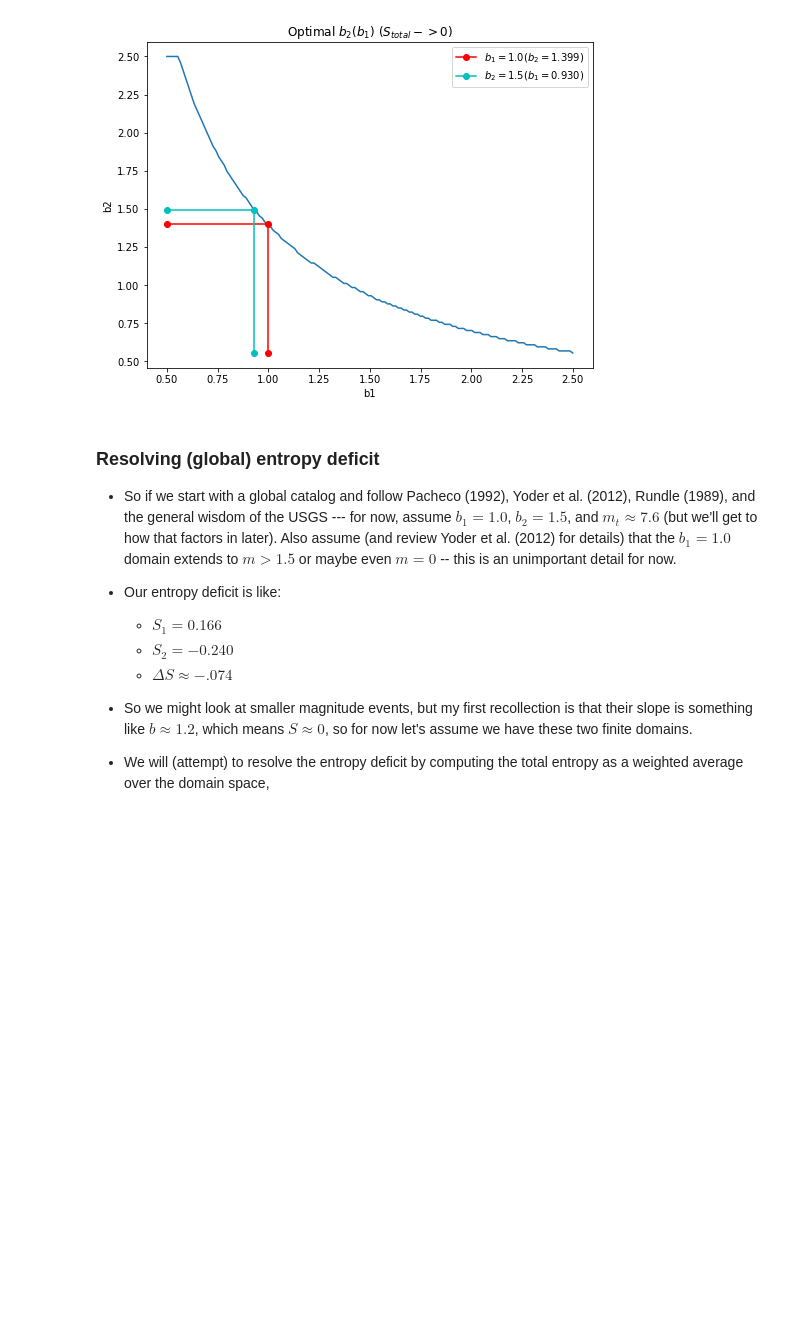
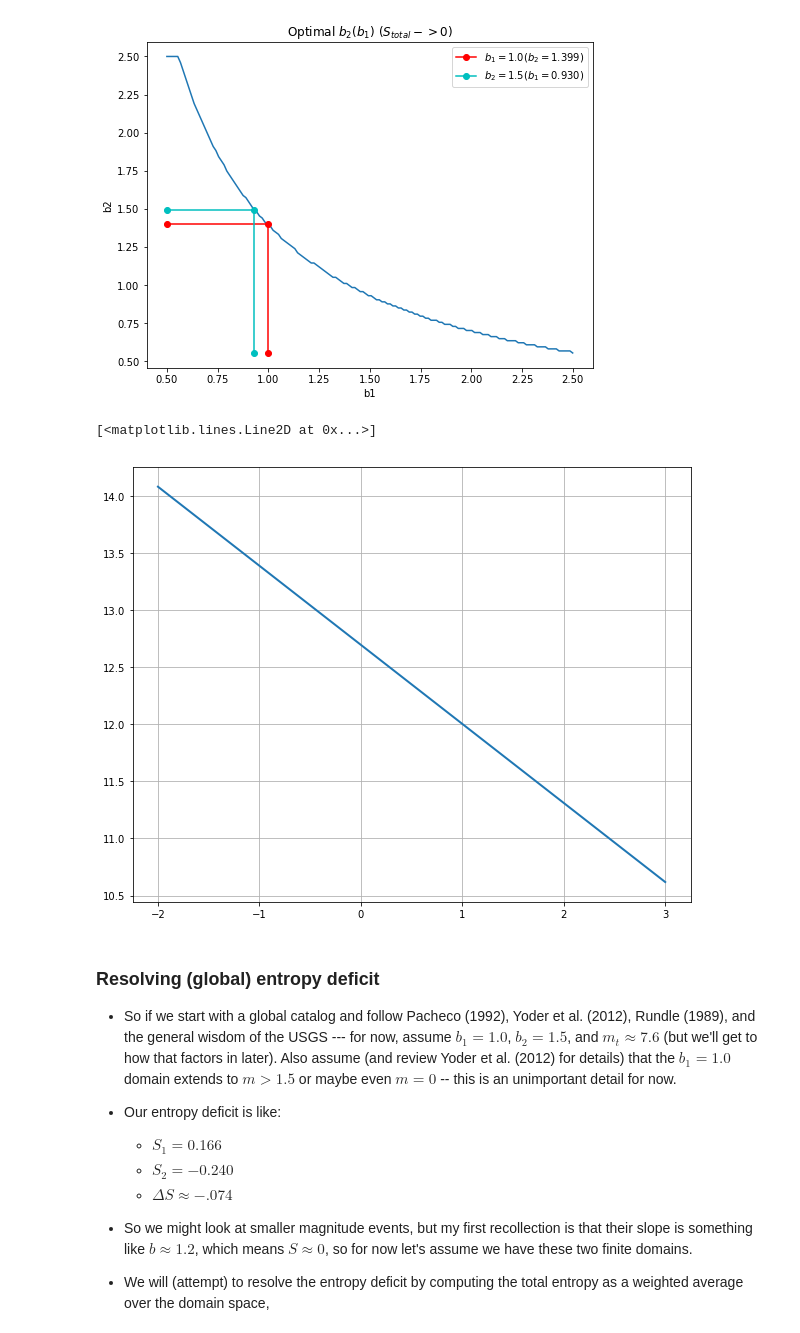
Before and after one commit to markyoder/earthquakes_and_entropy, a Jupyter notebook: earthquakes_and_entropy_worksheet.ipynb, the cells around one changed output. Saved outputs shown, nothing was run; the diff lists cells and outputs as text; code cells hidden in the pictures; blank space fills up the shorter version.

```diff
--- a/earthquakes_and_entropy_worksheet.ipynb
+++ b/earthquakes_and_entropy_worksheet.ipynb
@@ -296,6 +296,29 @@ print('Deleta_m: {} ({:.3f})'.format(Delta_m2, m_t+Delta_m2))
 Entropy deficit:: S_b1 = 0.16596755475204406, S_b2 = -0.23949755335612033, S_b1 + S_b2 = -0.07352999860407627
 Deleta_m: 5.197366917521042 (12.697)
 [figure]
+# %%
+def get_delta_m_S(m1=0., m_t=7.6, b1=1.0, b2=1.5):
+    S1 = S_inf(b1)
+    S2 = S_inf(b2)
+    #
+    return -S1*(m_t-m1)/S2
+
+def get_m_max_S(m1=0., m_t=7.6, b1=1.0, b2=1.5):
+    S1 = S_inf(b1)
+    S2 = S_inf(b2)
+    #
+    return m_t-S1*(m_t-m1)/S2
+
+
+plt.figure(figsize=(10,8))
+ax=plt.gca()
+ax.grid()
+ms = numpy.linspace(-2.0, 3.0, 500)
+ax.plot(ms, get_m_max_S(m1=ms, m_t=m_t, b1=1.0, b2=1.5), ls='-', lw=2., marker='')
+#ax.plot(ms, get_delta_m_S(m1=ms, m_t=m_t, b1=1.0, b2=1.5), ls='-', lw=2., marker='')
+# %% [output]
+[<matplotlib.lines.Line2D at 0x...>]
+[figure, added]
 # %% [markdown]
 ### Resolving (global) entropy deficit
 - So if we start with a global catalog and follow Pacheco (1992), Yoder et al. (2012), Rundle (1989), and the general wisdom of the USGS --- for now, assume $b_1 = 1.0$, $b_2 = 1.5$, and $m_t \approx 7.6$ (but we'll get to how that factors in later). Also assume (and review Yoder et al. (2012) for details) that the $b_1 = 1.0$ domain extends to $m>1.5$ or maybe even $m=0$ -- this is an unimportant detail for now.
```
Also changed, not shown: parts of 2 cells of this notebook.
